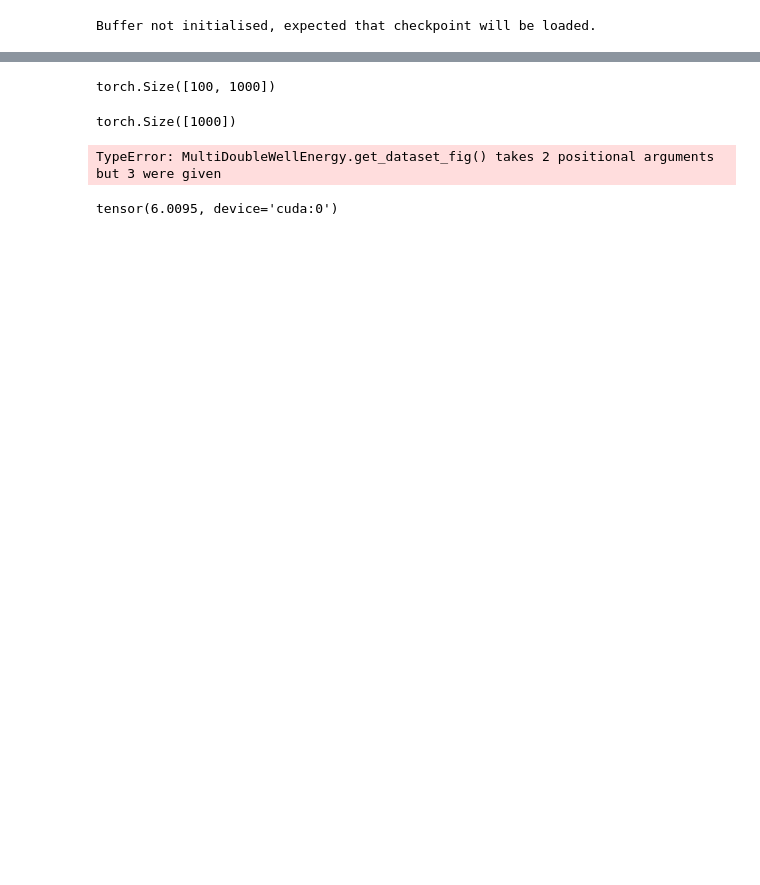
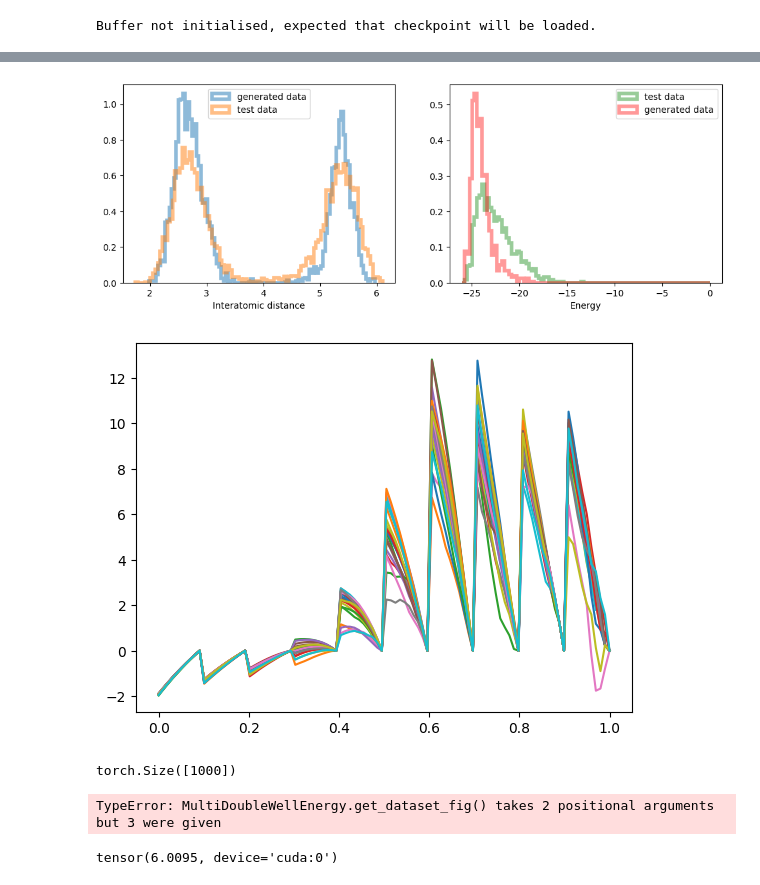
Before and after one commit to taraak/pita, a Jupyter notebook: runner/notebooks/dw4_energy_based.ipynb, the cells around one changed output, grey strips where cells are left out. Cells and saved outputs as stored; diff of their text form; code cells hidden in the pictures; blank space fills up the shorter version.

```diff
--- a/runner/notebooks/dw4_energy_based.ipynb
+++ b/runner/notebooks/dw4_energy_based.ipynb
@@ -519,11 +488,14 @@ Epoch 0 | Loss 22.209049
 # %%
 # Generate samples using the network
 ve_reverse_sde = VEReverse_coupled(model, noise_schedule)
-samples, log_weights = generate_samples_weighted(ve_reverse_sde, 1000, t_span=(0, 1))
-samples_energy = target(samples)
-print(log_weights.shape)
+samples, logweights = generate_samples_weighted(ve_reverse_sde, num_samples=1000, t_span=(0, 1), resampling_interval=10)
+target.get_dataset_fig(samples);
+plt.show()
+plt.plot(torch.linspace(1, 0, 100), -logweights.cpu().detach().numpy()[:, :20])
+plt.show()
 # %% [output]
-torch.Size([100, 1000])
+[figure, added]
+[figure, added]
 # %%
 log_weights[-1].exp().shape
 # %% [output]
```
Also changed, not shown: parts of 10 cells of this notebook, 5 other files.
